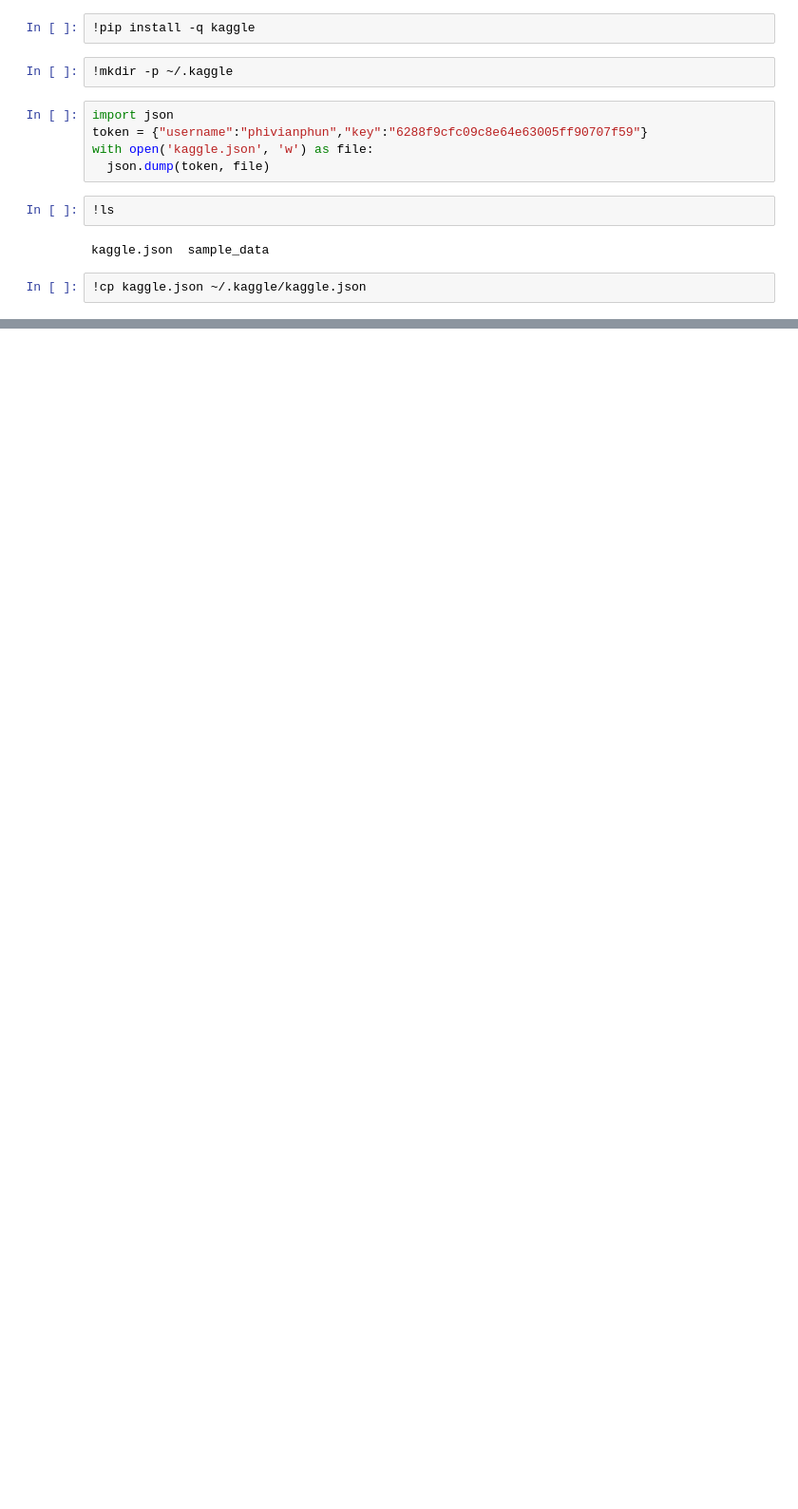
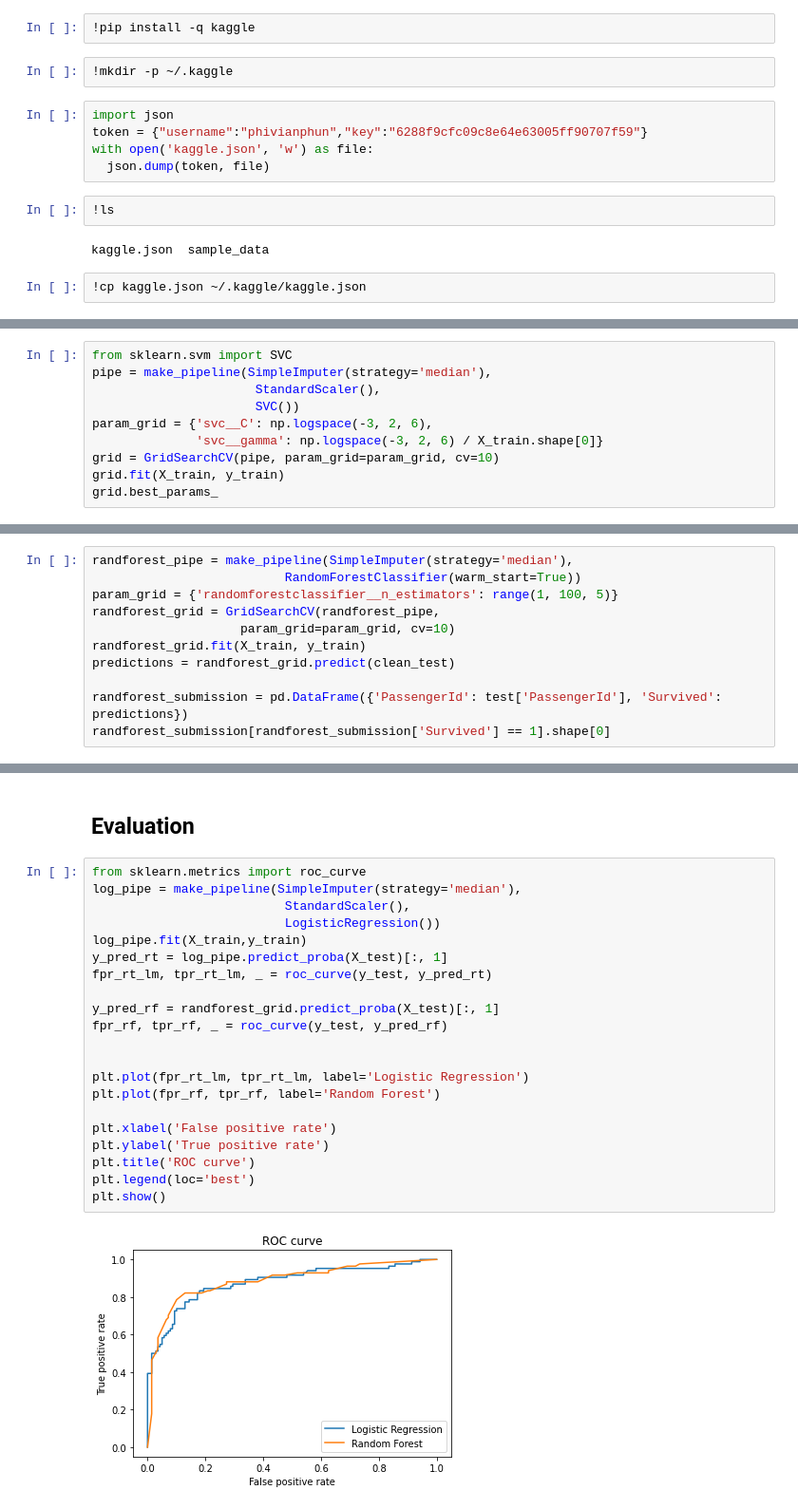
Before and after one commit to hypephib/Cadent-Interview-Problem, a Jupyter notebook: Titanic_Machine_Learning_from_Disaster.ipynb, the cells around one changed output, grey strips where cells are left out. Shown at 95% size. Drawn from its saved outputs; the diff is of its cells as text; blank space fills up the shorter version.

Commit message:
final submission

```diff
--- a/Titanic_Machine_Learning_from_Disaster.ipynb
+++ b/Titanic_Machine_Learning_from_Disaster.ipynb
@@ -25,0 +293,10 @@ Downloading test.tsv.zip to /content
+# %%
+from sklearn.svm import SVC
+pipe = make_pipeline(SimpleImputer(strategy='median'),
+                      StandardScaler(),
+                      SVC())
+param_grid = {'svc__C': np.logspace(-3, 2, 6),
+              'svc__gamma': np.logspace(-3, 2, 6) / X_train.shape[0]}
+grid = GridSearchCV(pipe, param_grid=param_grid, cv=10)
+grid.fit(X_train, y_train)
+grid.best_params_
@@ -25,0 +325,11 @@ Downloading test.tsv.zip to /content
+# %%
+randforest_pipe = make_pipeline(SimpleImputer(strategy='median'),
+                          RandomForestClassifier(warm_start=True))
+param_grid = {'randomforestclassifier__n_estimators': range(1, 100, 5)}
+randforest_grid = GridSearchCV(randforest_pipe,
+                    param_grid=param_grid, cv=10)
+randforest_grid.fit(X_train, y_train)
+predictions = randforest_grid.predict(clean_test)
+
+randforest_submission = pd.DataFrame({'PassengerId': test['PassengerId'], 'Survived': predictions})
+randforest_submission[randforest_submission['Survived'] == 1].shape[0]
@@ -25,0 +345,25 @@ Downloading test.tsv.zip to /content
+# %% [markdown]
+## Evaluation
+# %%
+from sklearn.metrics import roc_curve
+log_pipe = make_pipeline(SimpleImputer(strategy='median'),
+                          StandardScaler(),
+                          LogisticRegression())
+log_pipe.fit(X_train,y_train)
+y_pred_rt = log_pipe.predict_proba(X_test)[:, 1]
+fpr_rt_lm, tpr_rt_lm, _ = roc_curve(y_test, y_pred_rt)
+
+y_pred_rf = randforest_grid.predict_proba(X_test)[:, 1]
+fpr_rf, tpr_rf, _ = roc_curve(y_test, y_pred_rf)
+
+
+plt.plot(fpr_rt_lm, tpr_rt_lm, label='Logistic Regression')
+plt.plot(fpr_rf, tpr_rf, label='Random Forest')
+
+plt.xlabel('False positive rate')
+plt.ylabel('True positive rate')
+plt.title('ROC curve')
+plt.legend(loc='best')
+plt.show()
+# %% [output]
+[figure, added]
```
Also changed, not shown: parts of 44 cells of this notebook, 2 other files.
